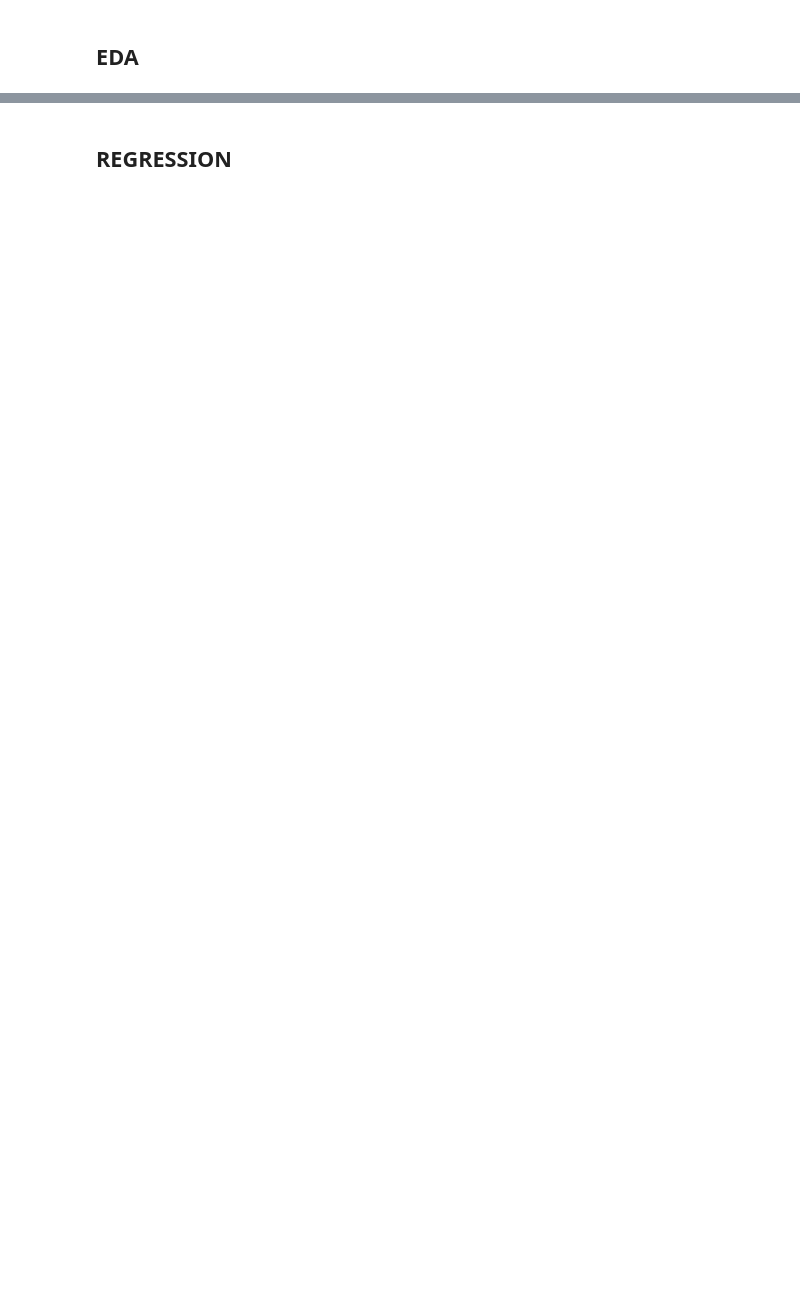
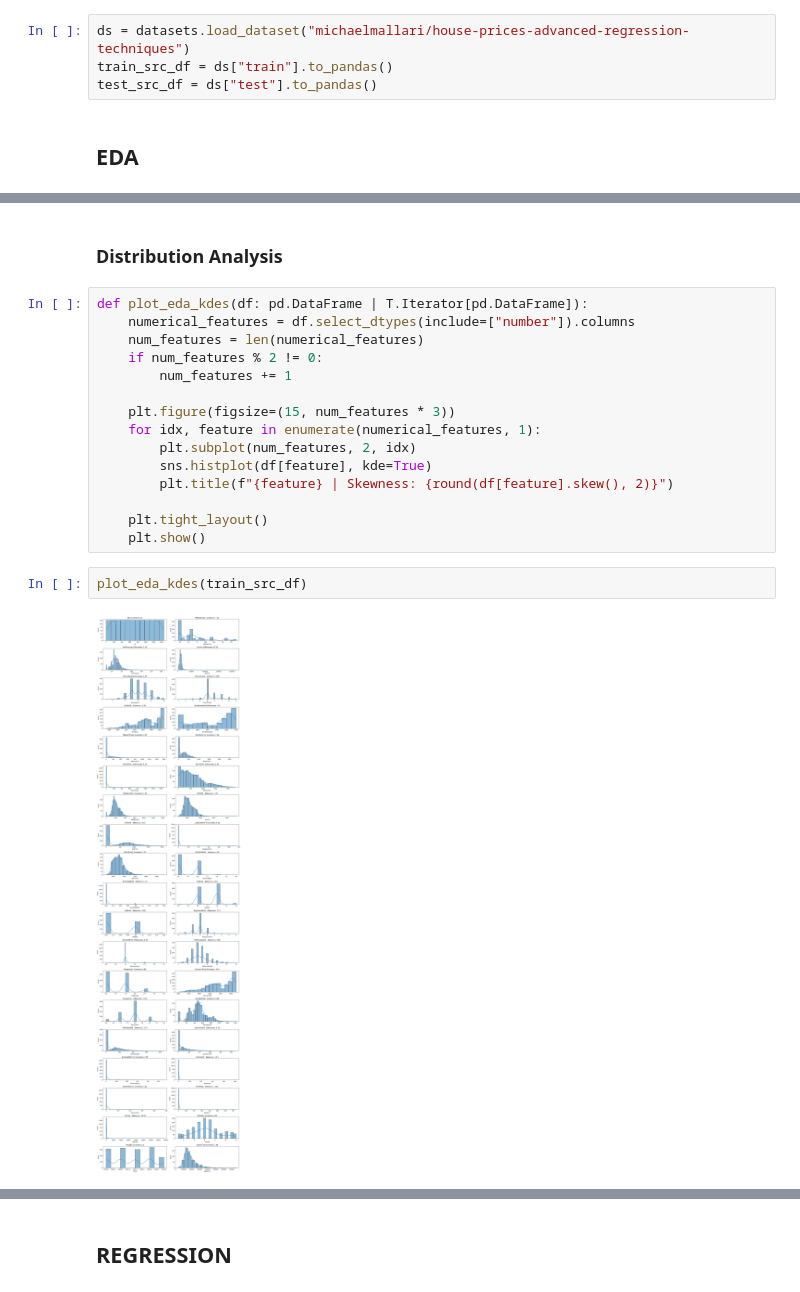
Before and after one commit to keiferc/datalab, a Jupyter notebook: notebooks/practice/regression.ipynb, the cells around one changed output, grey strips where cells are left out. Saved outputs shown, nothing was run; the diff lists cells and outputs as text; blank space fills up the shorter version.

```diff
--- a/notebooks/practice/regression.ipynb
+++ b/notebooks/practice/regression.ipynb
@@ -11,2 +20,6 @@ For gaining familiarity with using Python for regression problems instead of rel
+# %%
+ds = datasets.load_dataset("michaelmallari/house-prices-advanced-regression-techniques")
+train_src_df = ds["train"].to_pandas()
+test_src_df = ds["test"].to_pandas()
 # %% [markdown]
 ## EDA
@@ -12,0 +131,21 @@ For gaining familiarity with using Python for regression problems instead of rel
+# %% [markdown]
+### Distribution Analysis
+# %%
+def plot_eda_kdes(df: pd.DataFrame | T.Iterator[pd.DataFrame]):
+    numerical_features = df.select_dtypes(include=["number"]).columns
+    num_features = len(numerical_features)
+    if num_features % 2 != 0:
+        num_features += 1
+
+    plt.figure(figsize=(15, num_features * 3))
+    for idx, feature in enumerate(numerical_features, 1):
+        plt.subplot(num_features, 2, idx)
+        sns.histplot(df[feature], kde=True)
+        plt.title(f"{feature} | Skewness: {round(df[feature].skew(), 2)}")
+
+    plt.tight_layout()
+    plt.show()
+# %%
+plot_eda_kdes(train_src_df)
+# %% [output]
+[figure, added]
```
Also changed, not shown: parts of 20 cells of this notebook, 3 other files.
